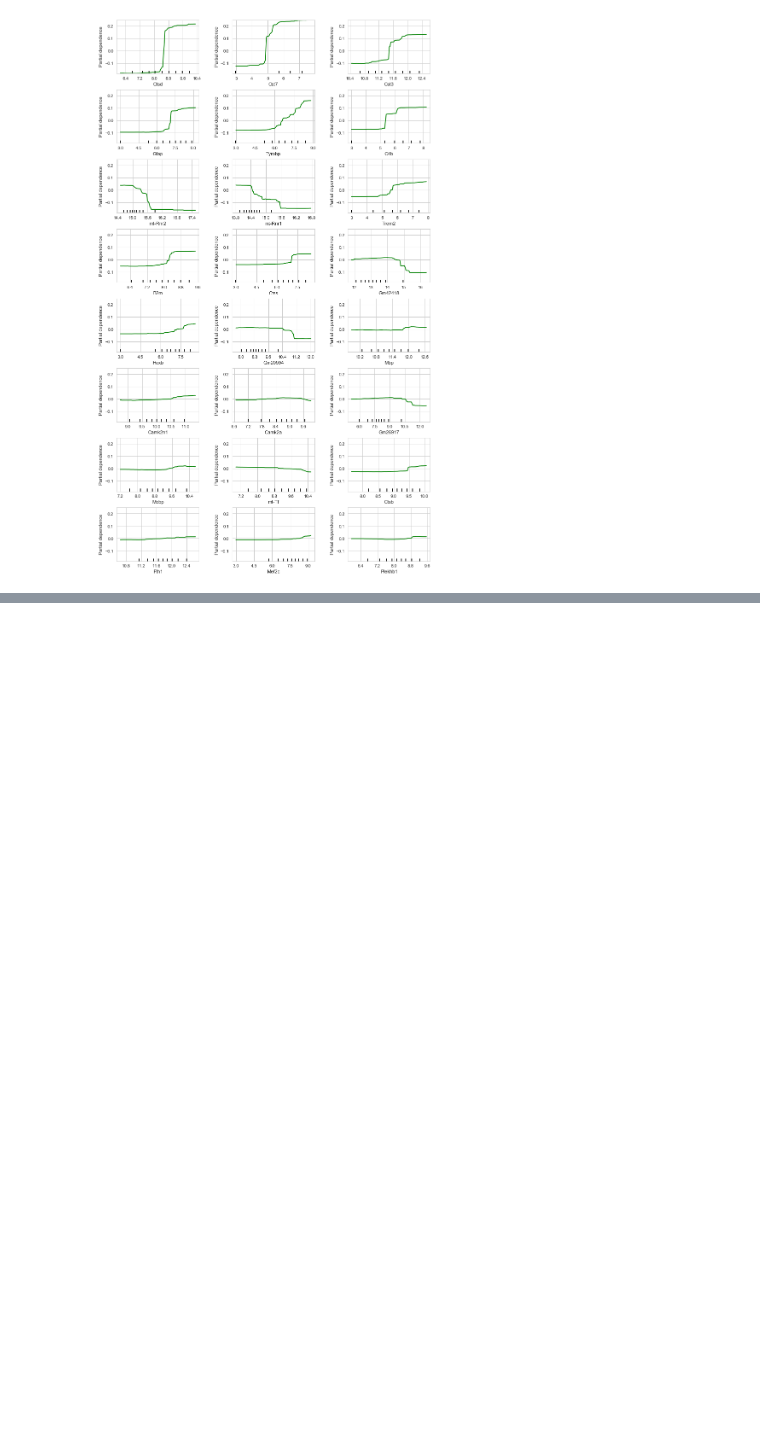
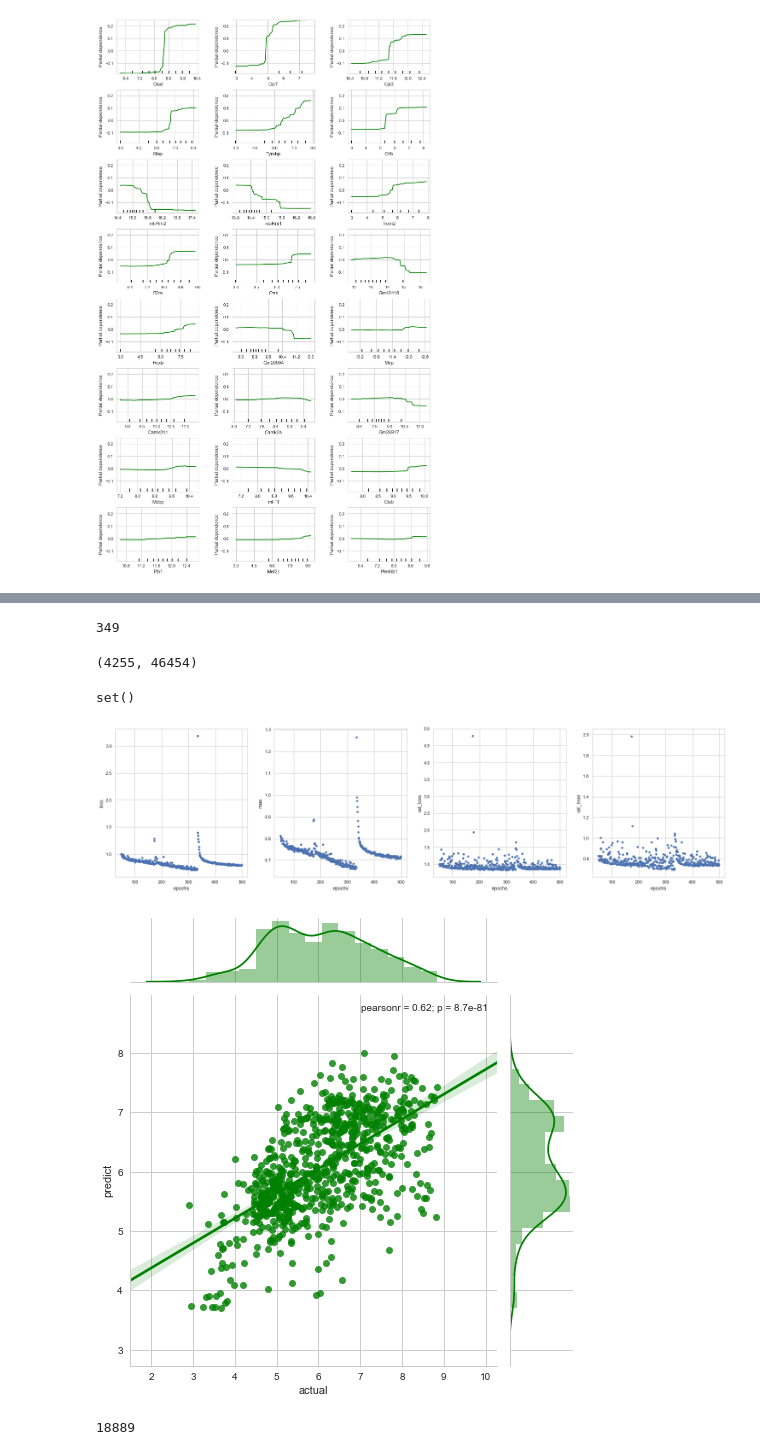
Before and after one commit to tmoerman/alois, a Jupyter notebook: notebooks/03_ashley_21_mar_2018/11_pipeline.ipynb, the cells around one changed output, grey strips where cells are left out. Drawn from its saved outputs; the diff is of its cells as text; code cells hidden in the pictures; blank space fills up the shorter version.

Commit message:
first Keras log_AB regression models

```diff
--- a/notebooks/03_ashley_21_mar_2018/11_pipeline.ipynb
+++ b/notebooks/03_ashley_21_mar_2018/11_pipeline.ipynb
@@ -389,0 +464,59 @@ plot_pdp(ALL_KI_pipeline, ALL_KI_X_train)
+# %%
+nr_inputs = len(ALL_KI_boruta_genes)
+nr_inputs
+# %% [output]
+349
+# %%
+splitter = ShuffleSplit(n_splits=10, test_size=0.15, random_state=42)
+# %%
+train_idx, val_idx = next(splitter.split(ALL_KI_X_train))
+# %%
+ALL_KI_X_train.shape
+# %% [output]
+(4255, 46454)
+# %%
+set.intersection(set(train_idx), set(val_idx))
+# %% [output]
+set()
+# %%
+ALL_KI_X_partial_train = ALL_KI_X_train[ALL_KI_boruta_genes].iloc[train_idx]
+ALL_KI_y_partial_train = ALL_KI_y_train.iloc[train_idx]
+
+ALL_KI_X_val = ALL_KI_X_train[ALL_KI_boruta_genes].iloc[val_idx]
+ALL_KI_y_val = ALL_KI_y_train.iloc[val_idx]
+# %%
+n_epochs = 500
+
+network_01 = models.Sequential()
+network_01.add(layers.Dense(64, activation='elu', input_shape=(nr_inputs, )))
+network_01.add(layers.Dense(64, activation='elu'))
+network_01.add(layers.Dense(1))
+
+network_01.compile(optimizer='nadam', loss='mse', metrics=['mae'])
+
+history = network_01.fit(ALL_KI_X_partial_train,
+                         ALL_KI_y_partial_train,
+                         epochs=n_epochs,
+                         batch_size=128,
+                         verbose=0,
+                         validation_data=(ALL_KI_X_val, ALL_KI_y_val))
+
+f, axes = plt.subplots(1, 4, figsize=(24,6))
+skip=50
+epochs = list(range(0, n_epochs))[skip:]
+pd.DataFrame({'loss': history.history['loss'][skip:], 'epochs': epochs}).plot.scatter(x='epochs', y='loss', ax=axes[0])
+pd.DataFrame({'mae': history.history['mean_absolute_error'][skip:], 'epochs': epochs}).plot.scatter(x='epochs', y='mae', ax=axes[1])
+pd.DataFrame({'val_loss': history.history['val_loss'][skip:], 'epochs': epochs}).plot.scatter(x='epochs', y='val_loss', ax=axes[2])
+pd.DataFrame({'val_mae': history.history['val_mean_absolute_error'][skip:], 'epochs': epochs}).plot.scatter(x='epochs', y='val_mae', ax=axes[3])
+plt.show()
+
+predictions_df = pd.DataFrame({'predict': network_01.predict(ALL_KI_X_test[ALL_KI_boruta_genes]).ravel(), 'actual': ALL_KI_y_test})
+sns.jointplot("actual", "predict", data=predictions_df, kind="reg", color="g", size=7)
+plt.show()
+
+del network_01
+gc.collect()
+# %% [output]
+[figure, added]
+[figure, added]
+18889
```
Also changed, not shown: parts of 31 cells of this notebook, 1 other file.
